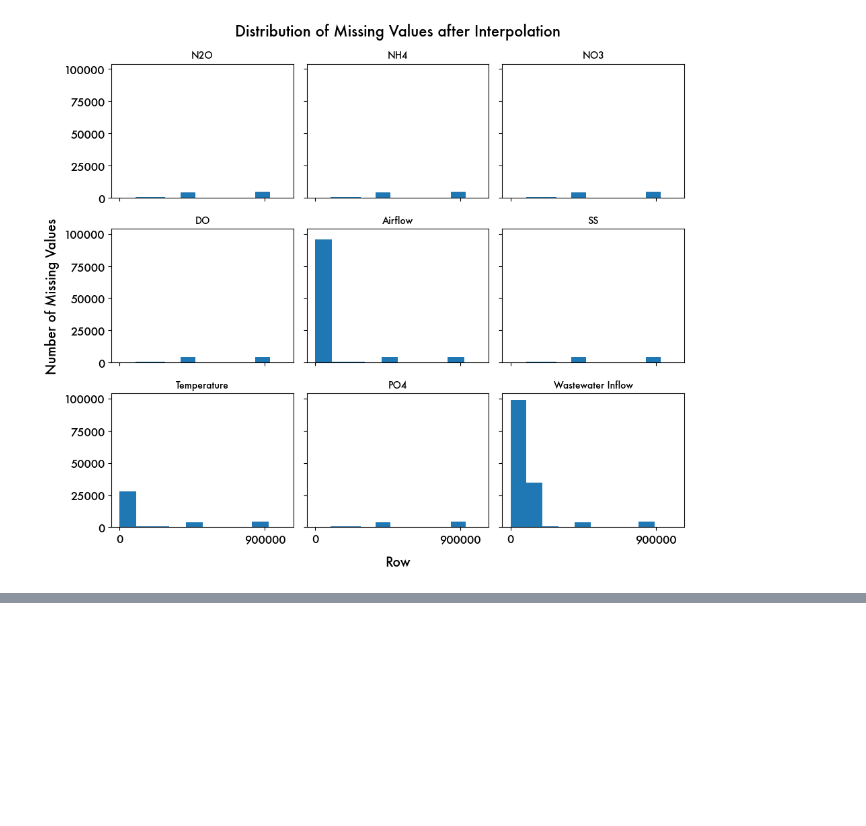
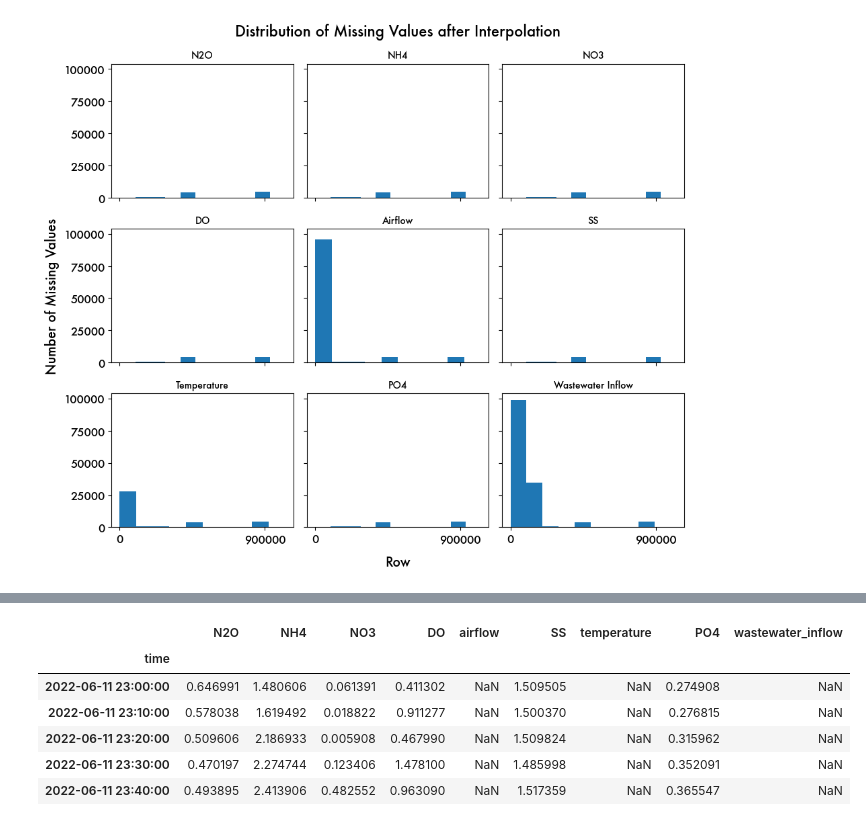
Before and after one commit to AmritpalSNijjar/wastewater_forecasting, a Jupyter notebook: notebooks/preprocessing.ipynb, the cells around one changed output, grey strips where cells are left out. Drawn from its saved outputs; the diff is of its cells as text; code cells hidden in the pictures; blank space fills up the shorter version.

```diff
--- a/notebooks/preprocessing.ipynb
+++ b/notebooks/preprocessing.ipynb
@@ -258,5 +258,5 @@ Because these measurements are the result of smoothly varyign continuous process
 # %%
-df = df.interpolate(method = 'linear', limit = 10)
+df = df.interpolate(method = 'linear', limit = 30)
 # %%
 df.info()
 # %% [output]
@@ -319,0 +320,14 @@ Linear interpolation filled in most of the missing values. The histogram shows s
+# %%
+df = df.set_index("time")
+# %%
+df_agg = df.resample("10min").mean()
+# %%
+df_agg.head()
+# %% [output]
+|  | N2O | NH4 | NO3 | DO | airflow | SS | temperature | PO4 | wastewater_inflow |
+| time |  |  |  |  |  |  |  |  |  |
+| 2022-06-11 23:00:00 | 0.646991 | 1.480606 | 0.061391 | 0.411302 | NaN | 1.509505 | NaN | 0.274908 | NaN |
+| 2022-06-11 23:10:00 | 0.578038 | 1.619492 | 0.018822 | 0.911277 | NaN | 1.500370 | NaN | 0.276815 | NaN |
+| 2022-06-11 23:20:00 | 0.509606 | 2.186933 | 0.005908 | 0.467990 | NaN | 1.509824 | NaN | 0.315962 | NaN |
+| 2022-06-11 23:30:00 | 0.470197 | 2.274744 | 0.123406 | 1.478100 | NaN | 1.485998 | NaN | 0.352091 | NaN |
+| 2022-06-11 23:40:00 | 0.493895 | 2.413906 | 0.482552 | 0.963090 | NaN | 1.517359 | NaN | 0.365547 | NaN |
```
Also changed, not shown: parts of 6 cells of this notebook, 1 other file.
